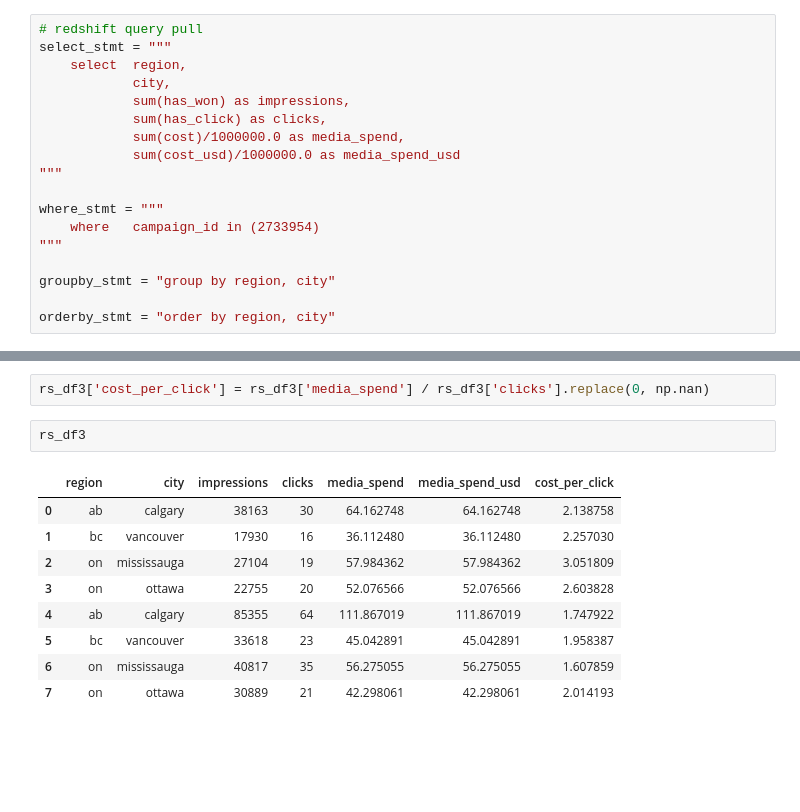
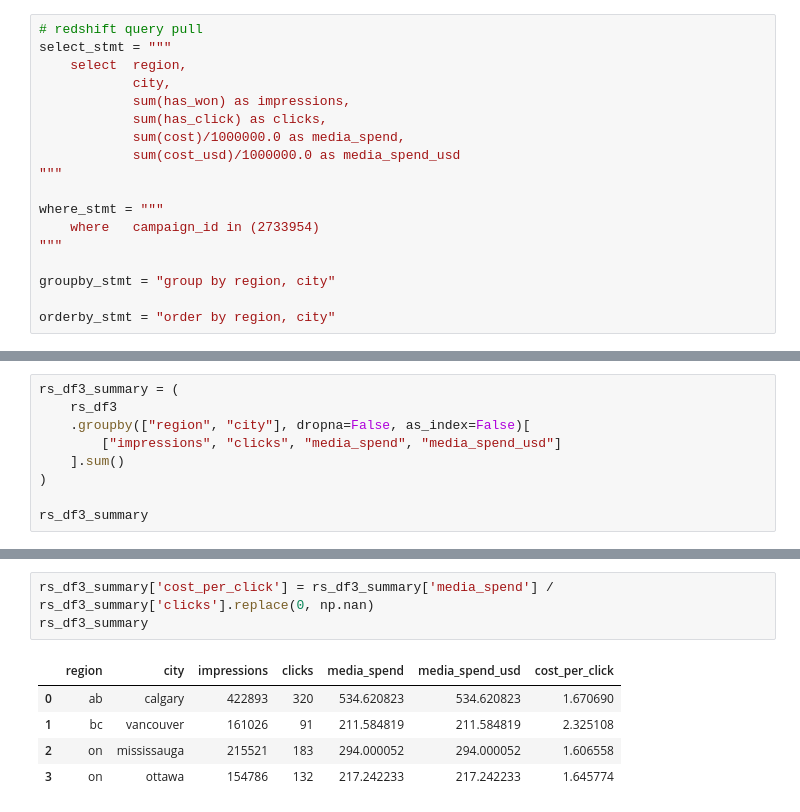
Before and after one commit to jennyw7/testing, a Jupyter notebook: scripts/SQLtest/Assessment.ipynb, the cells around one changed output, grey strips where cells are left out. Saved outputs shown, nothing was run; the diff lists cells and outputs as text; blank space fills up the shorter version.

```diff
--- a/scripts/SQLtest/Assessment.ipynb
+++ b/scripts/SQLtest/Assessment.ipynb
@@ -393,0 +401,9 @@ sa_rs_evt_table_2026_03_30
+# %%
+rs_df3_summary = (
+    rs_df3
+    .groupby(["region", "city"], dropna=False, as_index=False)[
+        ["impressions", "clicks", "media_spend", "media_spend_usd"]
+    ].sum()
+)
+
+rs_df3_summary
@@ -394,14 +416,9 @@ sa_rs_evt_table_2026_03_30
 # %%
-rs_df3['cost_per_click'] = rs_df3['media_spend'] / rs_df3['clicks'].replace(0, np.nan)
+rs_df3_summary['cost_per_click'] = rs_df3_summary['media_spend'] / rs_df3_summary['clicks'].replace(0, np.nan)
+rs_df3_summary
+# %% [output]
+|  | region | city | impressions | clicks | media_spend | media_spend_usd | cost_per_click |
+| 0 | ab | calgary | 422893 | 320 | 534.620823 | 534.620823 | 1.670690 |
+| 1 | bc | vancouver | 161026 | 91 | 211.584819 | 211.584819 | 2.325108 |
+| 2 | on | mississauga | 215521 | 183 | 294.000052 | 294.000052 | 1.606558 |
+| 3 | on | ottawa | 154786 | 132 | 217.242233 | 217.242233 | 1.645774 |
-# %%
-rs_df3
-# %% [output]
-|  | region | city | impressions | clicks | media_spend | media_spend_usd | cost_per_click |
-| 0 | ab | calgary | 38163 | 30 | 64.162748 | 64.162748 | 2.138758 |
-| 1 | bc | vancouver | 17930 | 16 | 36.112480 | 36.112480 | 2.257030 |
-| 2 | on | mississauga | 27104 | 19 | 57.984362 | 57.984362 | 3.051809 |
-| 3 | on | ottawa | 22755 | 20 | 52.076566 | 52.076566 | 2.603828 |
-| 4 | ab | calgary | 85355 | 64 | 111.867019 | 111.867019 | 1.747922 |
-| 5 | bc | vancouver | 33618 | 23 | 45.042891 | 45.042891 | 1.958387 |
-| 6 | on | mississauga | 40817 | 35 | 56.275055 | 56.275055 | 1.607859 |
-| 7 | on | ottawa | 30889 | 21 | 42.298061 | 42.298061 | 2.014193 |
```
Also changed, not shown: parts of 5 cells of this notebook, 1 other file.
